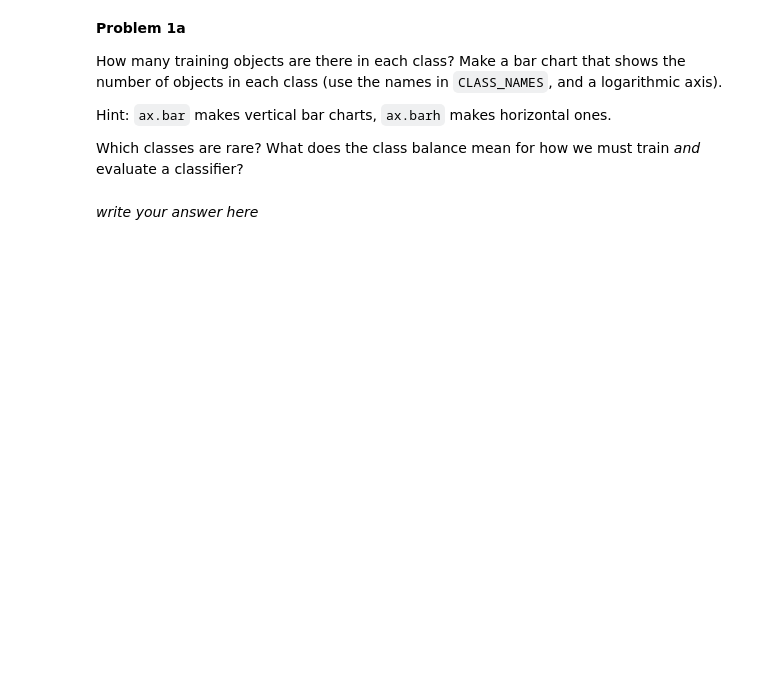
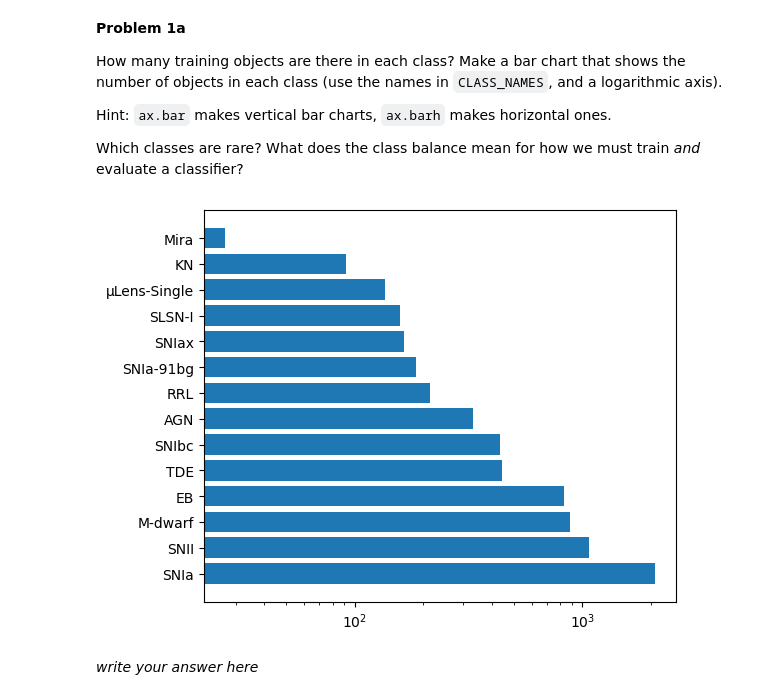
Before and after one commit to ullas-bhat/Session-27, a Jupyter notebook: Day4/MLForTimeSeries.ipynb, the cells around one changed output. Saved outputs shown, nothing was run; the diff lists cells and outputs as text; code cells hidden in the pictures; blank space fills up the shorter version.

```diff
--- a/Day4/MLForTimeSeries.ipynb
+++ b/Day4/MLForTimeSeries.ipynb
@@ -170,10 +168,16 @@ Hint: `ax.bar` makes vertical bar charts, `ax.barh` makes horizontal ones.
 Which classes are rare? What does the class balance mean for how we must train *and* evaluate a classifier?
 # %%
 # compute counts per class
+classes = [CLASS_NAMES[int(item["label"])] for item in train_lcs]
+classes, counts = np.unique(classes, return_counts=True)
 
-fig, ax = plt.subplots(figsize=(7, 4.5))
-# plotting code here
+fig, ax = plt.subplots(figsize=(6, 4.5))
+sort_idx = np.argsort(counts)[::-1]
+ax.barh(classes[sort_idx], counts[sort_idx], color="C0")
+ax.set_xscale("log")
 fig.tight_layout()
+# %% [output]
+[figure, added]
 # %% [markdown]
 *write your answer here*
 # %% [markdown]
```
Also changed, not shown: parts of 10 cells of this notebook, 1 other file.
